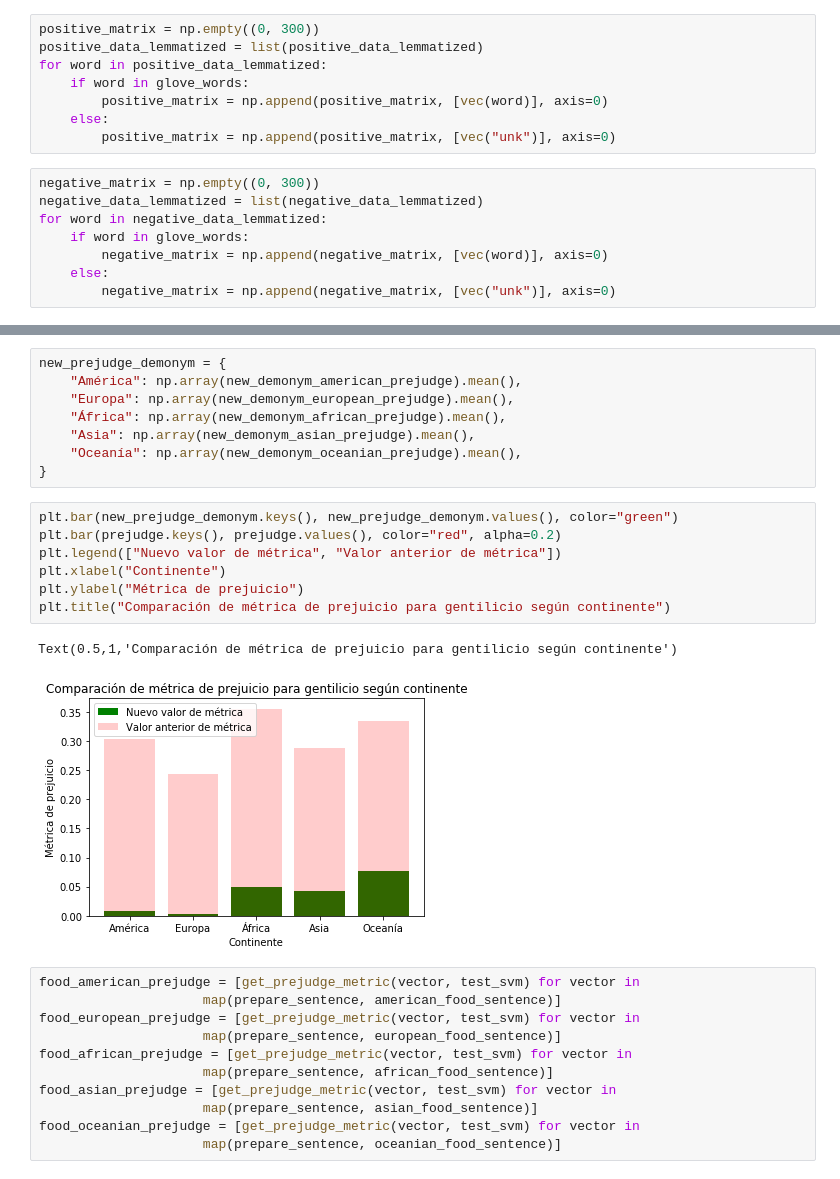
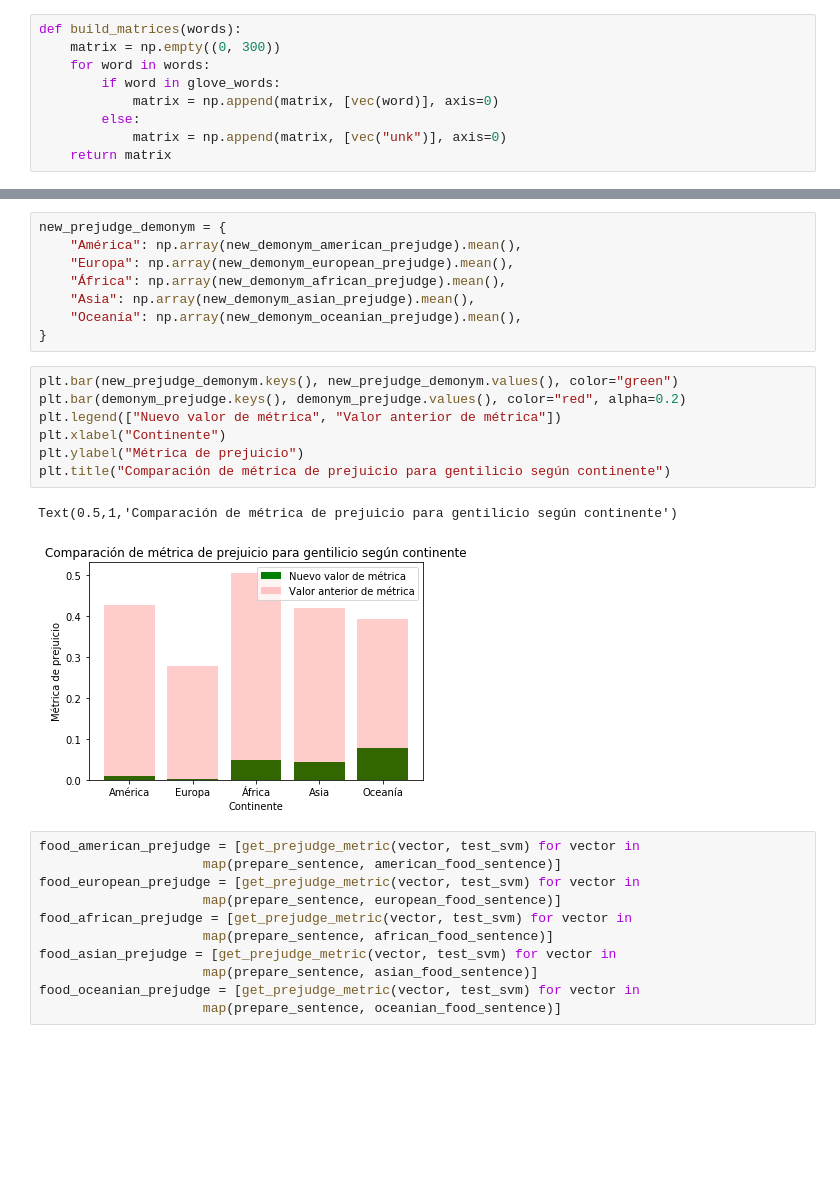
Before and after one commit to diflores/sentiment-analysis-assignment, a Jupyter notebook: Tarea 2.ipynb, the cells around one changed output, grey strips where cells are left out. Saved outputs shown, nothing was run; the diff lists cells and outputs as text; blank space fills up the shorter version.

```diff
--- a/Tarea 2.ipynb
+++ b/Tarea 2.ipynb
@@ -135,18 +138,11 @@ En las siguientes líneas, se iterará por sobre todas las palabras en los conju
 
 Es importante destacar el trato que reciben las palabras para las que no se dispone una representación vectorial. Tras [investigar](https://github.com/stanfordnlp/GloVe/search?utf8=%E2%9C%93&q=unk&type=), se descubrió que GloVe incluye un vector estándar para las palabras sin *word embedding*, el que en esta tarea puede obtenerse con `vec("unk")`. Así, a todas las palabras del *opinion lexicon* que no tienen *embedding* en GloVe, se les asigna el vector antes mencionado.
 # %%
-positive_matrix = np.empty((0, 300))
-positive_data_lemmatized = list(positive_data_lemmatized)
-for word in positive_data_lemmatized:
-    if word in glove_words:
-        positive_matrix = np.append(positive_matrix, [vec(word)], axis=0)
-    else:
-        positive_matrix = np.append(positive_matrix, [vec("unk")], axis=0)
+def build_matrices(words):
+    matrix = np.empty((0, 300))
+    for word in words:
+        if word in glove_words:
+            matrix = np.append(matrix, [vec(word)], axis=0)
+        else:
+            matrix = np.append(matrix, [vec("unk")], axis=0)
+    return matrix
-# %%
-negative_matrix = np.empty((0, 300))
-negative_data_lemmatized = list(negative_data_lemmatized)
-for word in negative_data_lemmatized:
-    if word in glove_words:
-        negative_matrix = np.append(negative_matrix, [vec(word)], axis=0)
-    else:
-        negative_matrix = np.append(negative_matrix, [vec("unk")], axis=0)
@@ -816,14 +818,14 @@ new_prejudge_demonym = {
 }
 # %%
 plt.bar(new_prejudge_demonym.keys(), new_prejudge_demonym.values(), color="green")
-plt.bar(prejudge.keys(), prejudge.values(), color="red", alpha=0.2)
+plt.bar(demonym_prejudge.keys(), demonym_prejudge.values(), color="red", alpha=0.2)
 plt.legend(["Nuevo valor de métrica", "Valor anterior de métrica"])
 plt.xlabel("Continente")
 plt.ylabel("Métrica de prejuicio")
 plt.title("Comparación de métrica de prejuicio para gentilicio según continente")
 # %% [output]
 Text(0.5,1,'Comparación de métrica de prejuicio para gentilicio según continente')
-[figure, old version]
+[figure, new version]
 # %%
 food_american_prejudge = [get_prejudge_metric(vector, test_svm) for vector in
                      map(prepare_sentence, american_food_sentence)]
```
Also changed, not shown: parts of 23 cells of this notebook.
